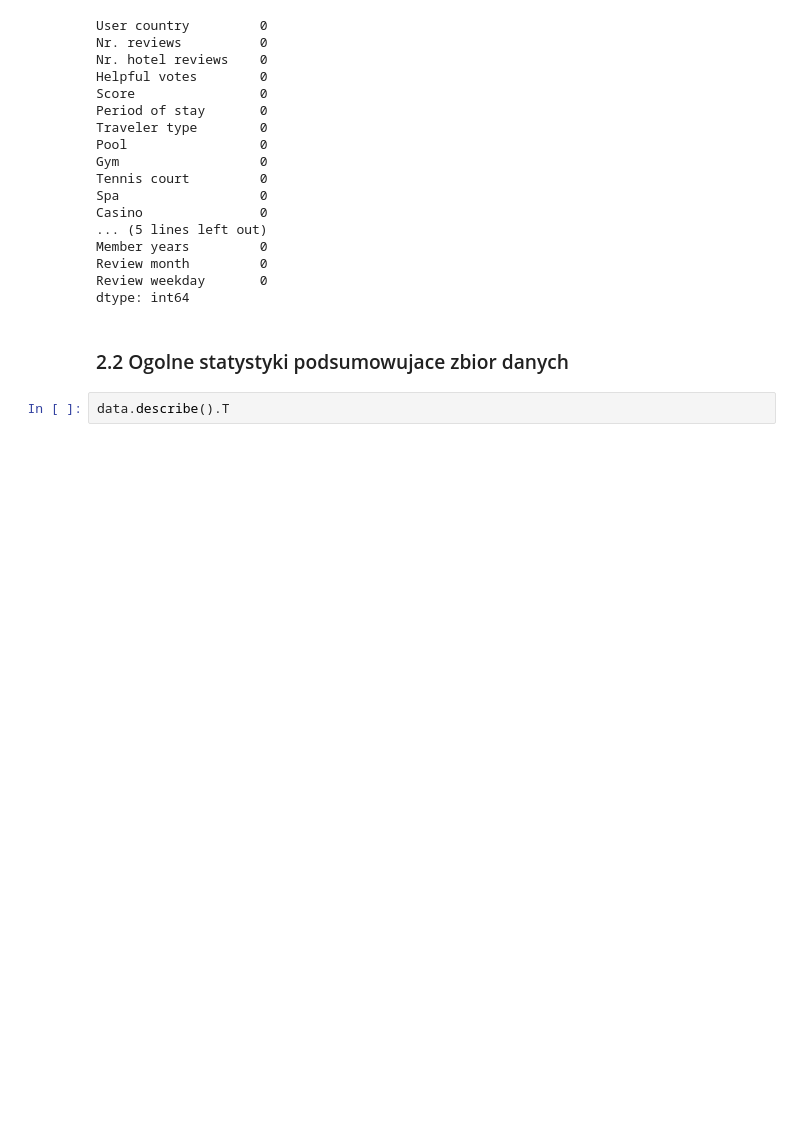
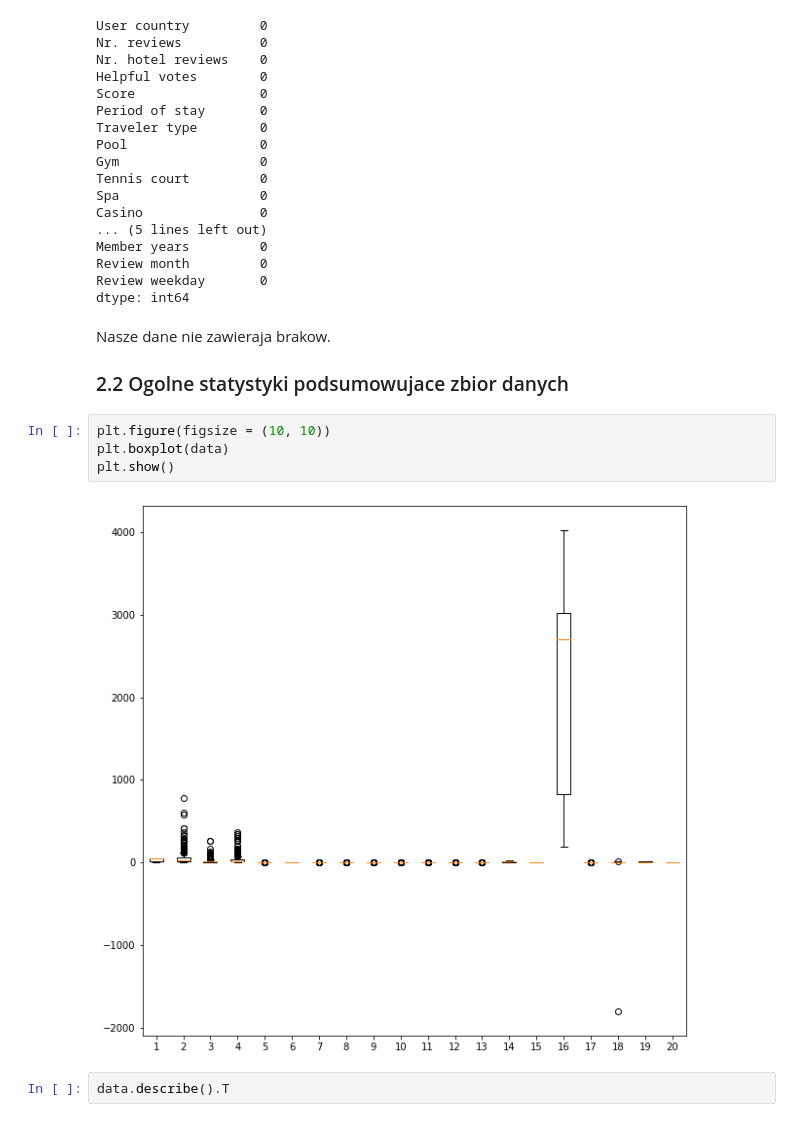
Before and after one commit to WildFireCodes/Computational-intelligence-in-data-analysis, a Jupyter notebook: Projekt/EDA.ipynb, the cells around one changed output. Saved outputs shown, nothing was run; the diff lists cells and outputs as text; blank space fills up the shorter version.

```diff
--- a/Projekt/EDA.ipynb
+++ b/Projekt/EDA.ipynb
@@ -107,7 +107,14 @@ Review month         0
 Review weekday       0
 dtype: int64
 # %% [markdown]
+Nasze dane nie zawieraja brakow.
 <h3> 2.2 Ogolne statystyki podsumowujace zbior danych </h3>
+# %%
+plt.figure(figsize = (10, 10))
+plt.boxplot(data)
+plt.show()
+# %% [output]
+[figure, added]
 # %%
 data.describe().T
 # %% [output]
```
Also changed, not shown: parts of 9 cells of this notebook, 1 other file.
